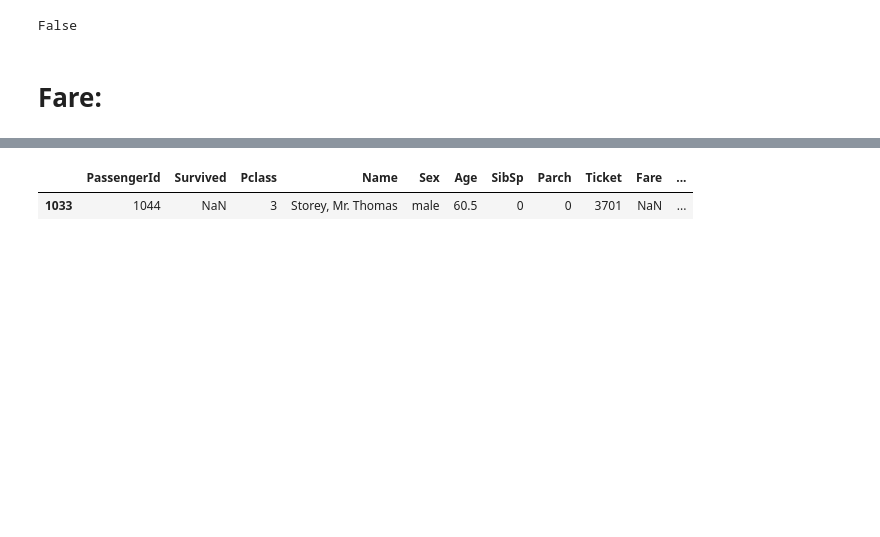
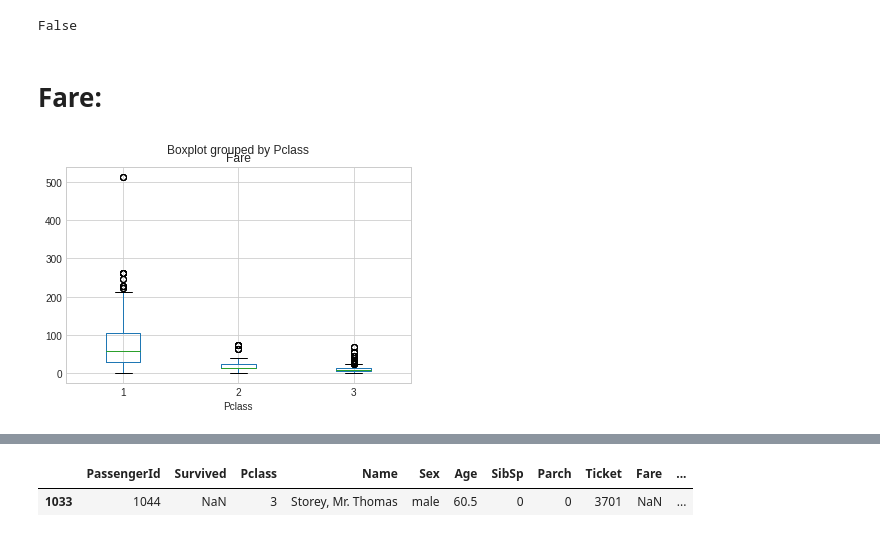
Before and after one commit to merdogan97/Projects, a Jupyter notebook: Titanic_Project_25_02_2022.ipynb, the cells around one changed output, grey strips where cells are left out. Saved outputs shown, nothing was run; the diff lists cells and outputs as text; code cells hidden in the pictures; blank space fills up the shorter version.

```diff
--- a/Titanic_Project_25_02_2022.ipynb
+++ b/Titanic_Project_25_02_2022.ipynb
@@ -522,4 +570,9 @@ train_df["Embarked"].isnull().any()
 # %% [output]
 False
 # %% [markdown]
-# Fare:
+# **Fare:**
+# %%
+train_df.boxplot(column="Fare", by= "Pclass")
+plt.show()
+# %% [output]
+[figure, added]
```
Also changed, not shown: parts of 11 cells of this notebook.
